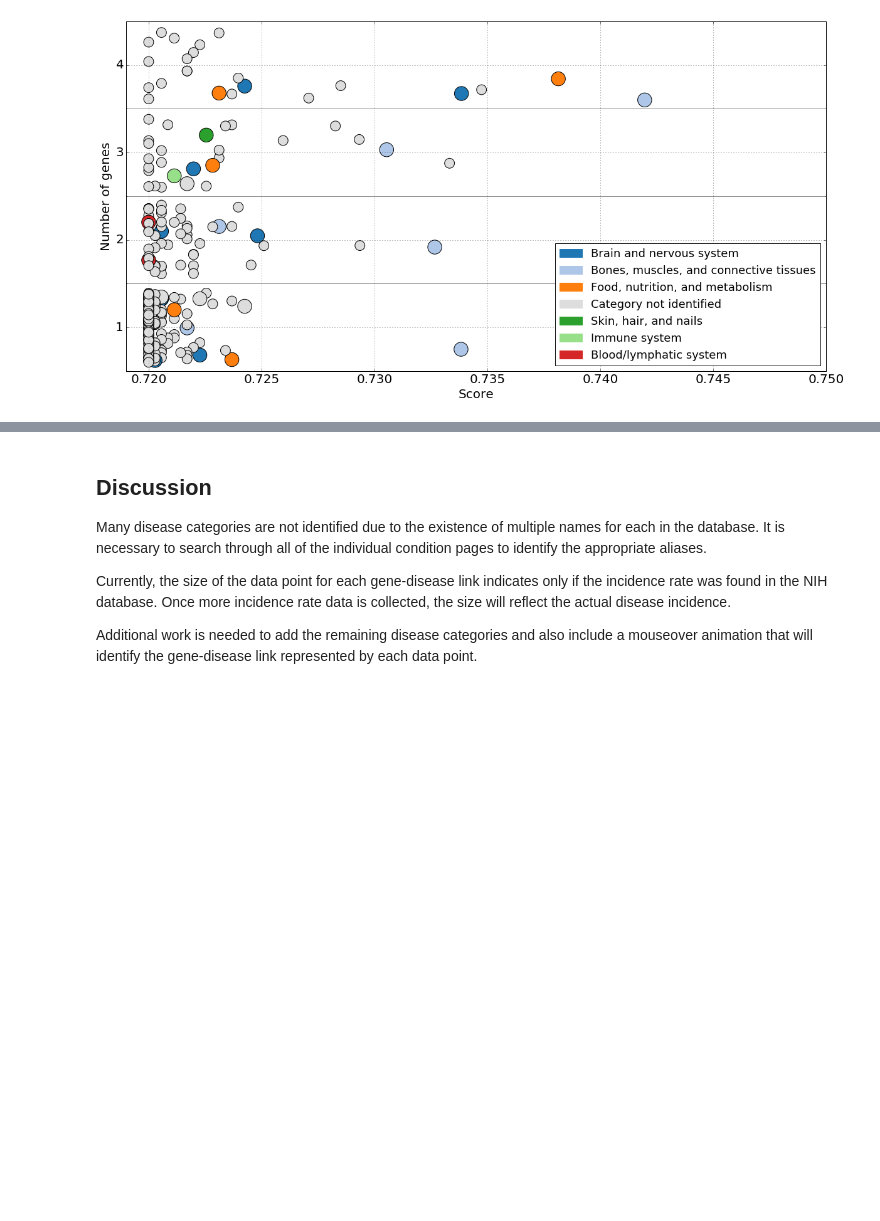
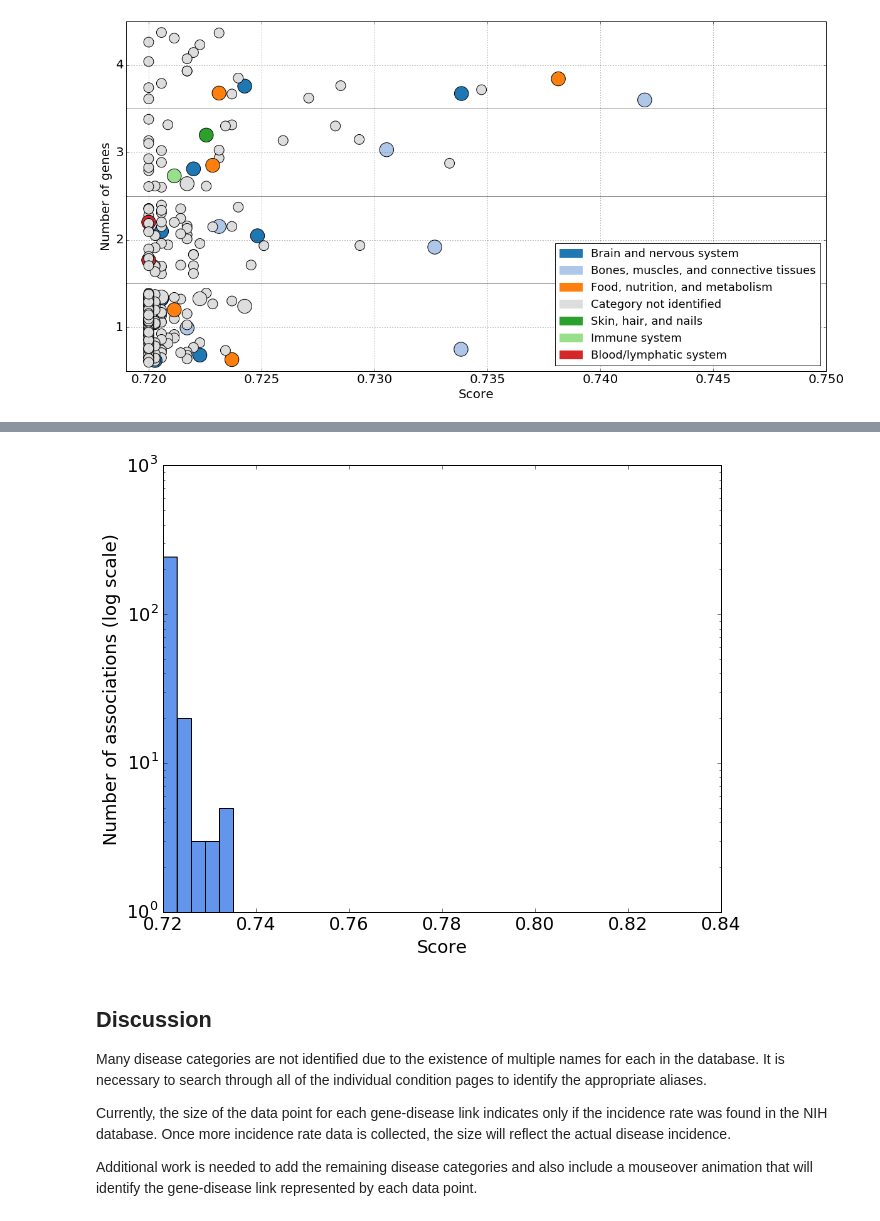
Before and after one commit to dbricare/datainc, a Jupyter notebook: genediseasedata.ipynb, the cells around one changed output, grey strips where cells are left out. Cells and saved outputs as stored; diff of their text form; code cells hidden in the pictures; blank space fills up the shorter version.

```diff
--- a/genediseasedata.ipynb
+++ b/genediseasedata.ipynb
@@ -437,3 +441,22 @@ plt.show()
+# %%
+# Visualize distribution of scores among the gene-disease associations listed
+
+# bins = np.arange(0.7,0.81,0.01)
+color = 'CornflowerBlue'
+
+
+plt.rc('font', size='18')
+# plt.ioff()
+
+fig, ax = plt.subplots(1, figsize=(10,8))
+ax.set_xlabel('Score')
+ax.set_ylabel('Number of associations (log scale)')
+ax.set_yscale("log", nonposy='clip')
+_,_,_ = plt.hist(dfall['score'], bins=40, color=color)
+
+plt.show()
+# %% [output]
+[figure, added]
 # %% [markdown]
 ## Discussion
 
```
Also changed, not shown: parts of 2 cells of this notebook, 1 other file.
